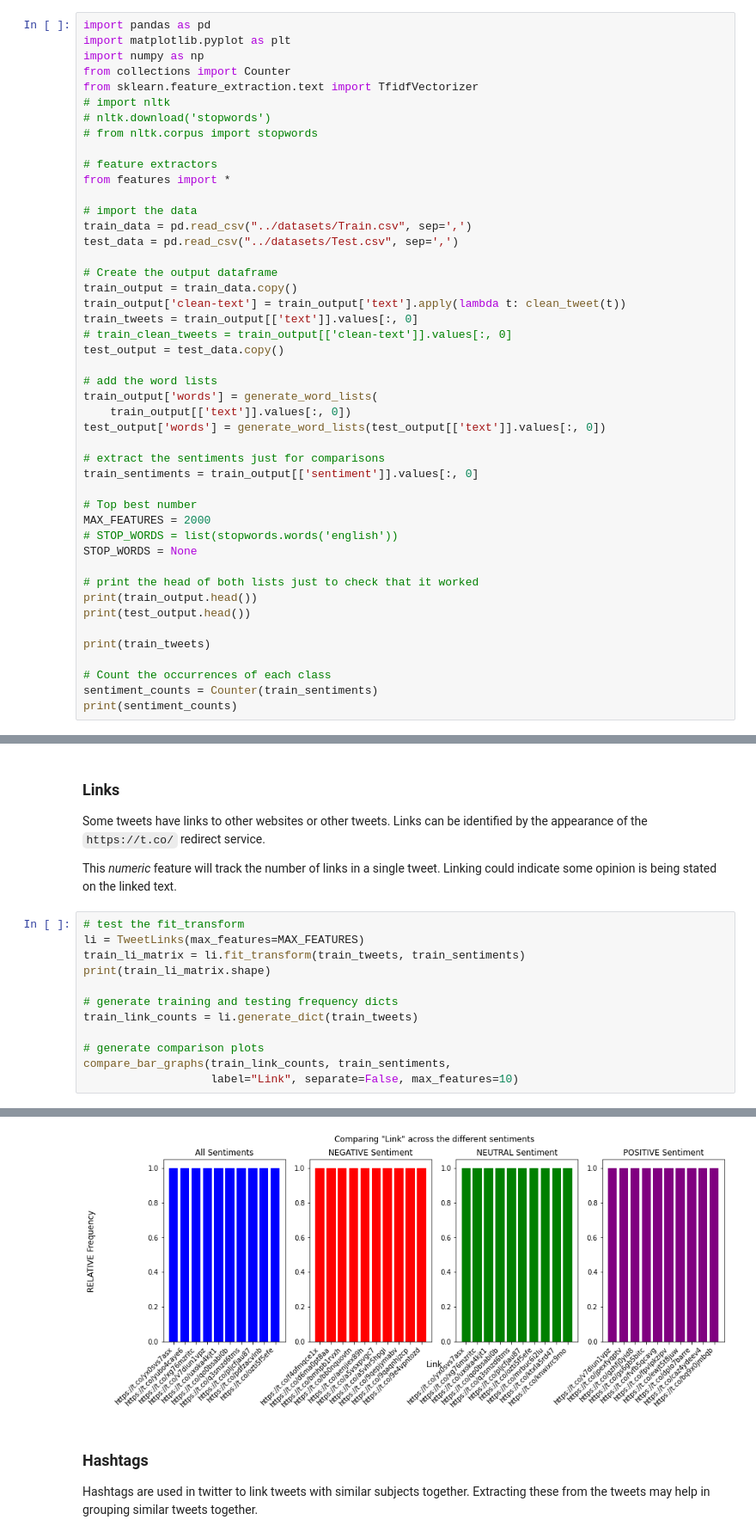
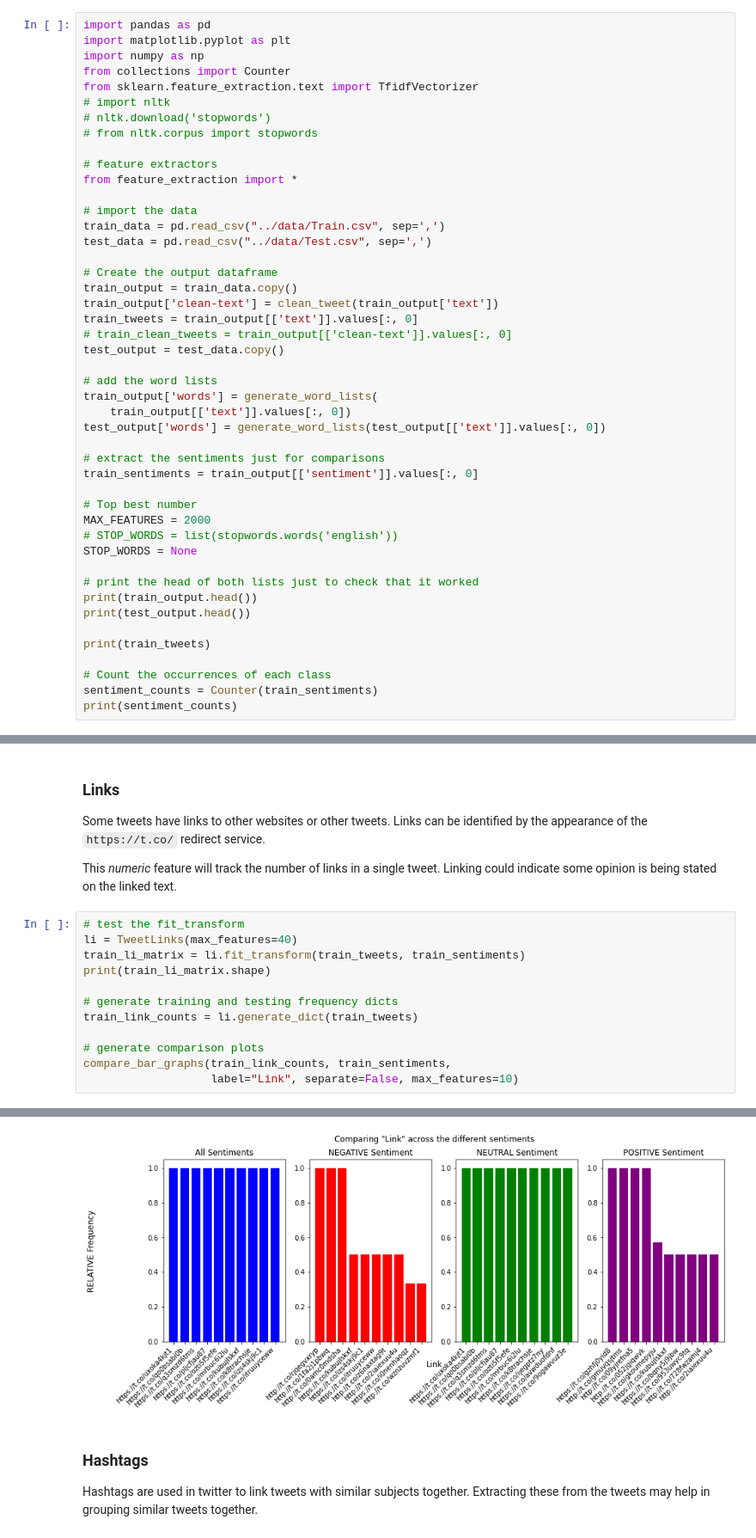
Before and after one commit to DigitalData/unimelb.comp30027.ml-assignment-2, a Jupyter notebook: code/feature-analysis.ipynb, the cells around one changed output, grey strips where cells are left out. Shown at 86% size. Saved outputs shown, nothing was run; the diff lists cells and outputs as text.

```diff
--- a/code/feature-analysis.ipynb
+++ b/code/feature-analysis.ipynb
@@ -22,15 +22,15 @@ from sklearn.feature_extraction.text import TfidfVectorizer
 # from nltk.corpus import stopwords
 
 # feature extractors
-from features import *
+from feature_extraction import *
 
 # import the data
-train_data = pd.read_csv("../datasets/Train.csv", sep=',')
-test_data = pd.read_csv("../datasets/Test.csv", sep=',')
+train_data = pd.read_csv("../data/Train.csv", sep=',')
+test_data = pd.read_csv("../data/Test.csv", sep=',')
 
 # Create the output dataframe
 train_output = train_data.copy()
-train_output['clean-text'] = train_output['text'].apply(lambda t: clean_tweet(t))
+train_output['clean-text'] = clean_tweet(train_output['text'])
 train_tweets = train_output[['text']].values[:, 0]
 # train_clean_tweets = train_output[['clean-text']].values[:, 0]
 test_output = test_data.copy()
@@ -368,7 +335,7 @@ Links can be identified by the appearance of the `https://t.co/` redirect servic
 This *numeric* feature will track the number of links in a single tweet. Linking could indicate some opinion is being stated on the linked text.
 # %%
 # test the fit_transform
-li = TweetLinks(max_features=MAX_FEATURES)
+li = TweetLinks(max_features=40)
 train_li_matrix = li.fit_transform(train_tweets, train_sentiments)
 print(train_li_matrix.shape)
 
@@ -390,4 +350,4 @@ compare_bar_graphs(train_link_counts, train_sentiments,
-[figure, old version]
+[figure, new version]
 # %% [markdown]
 ### Hashtags
 Hashtags are used in twitter to link tweets with similar subjects together.
```
Also changed, not shown: parts of 13 cells of this notebook, 18 other files.
